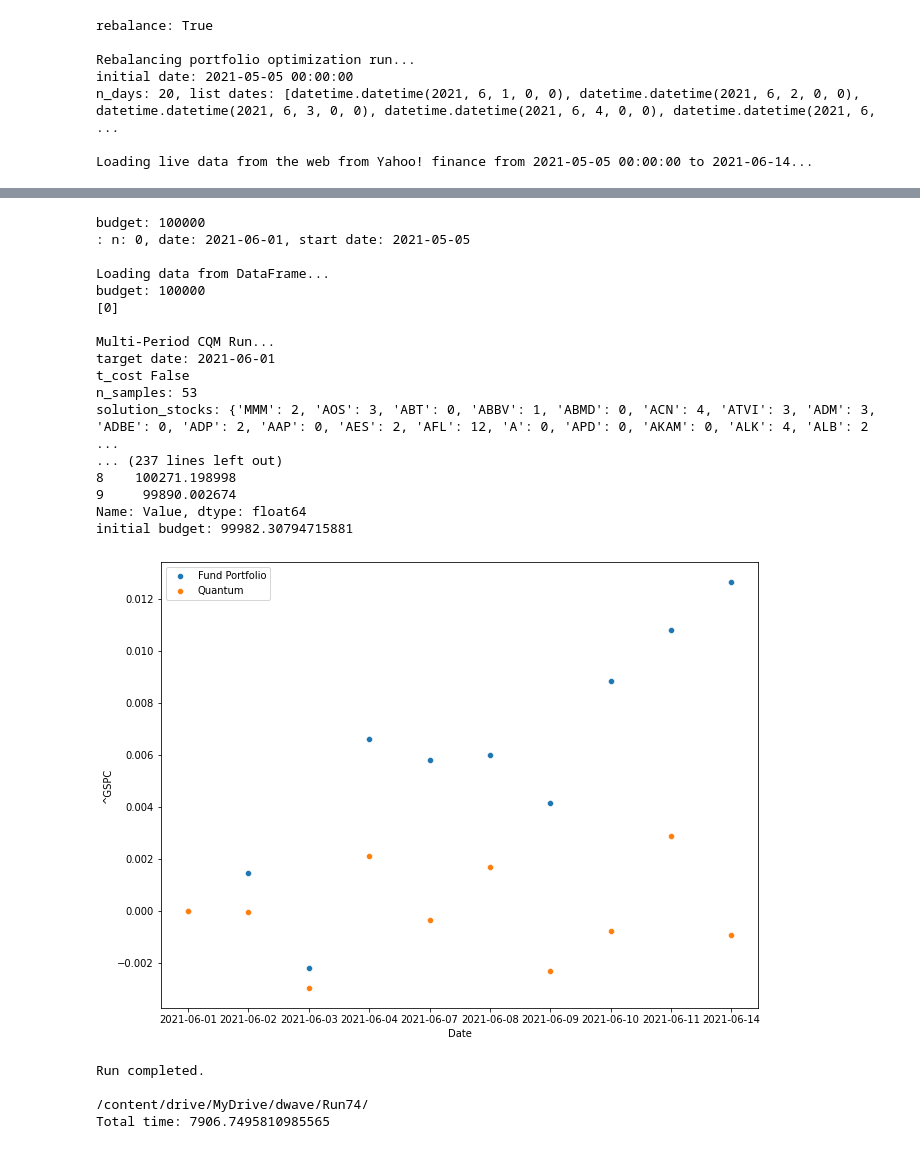
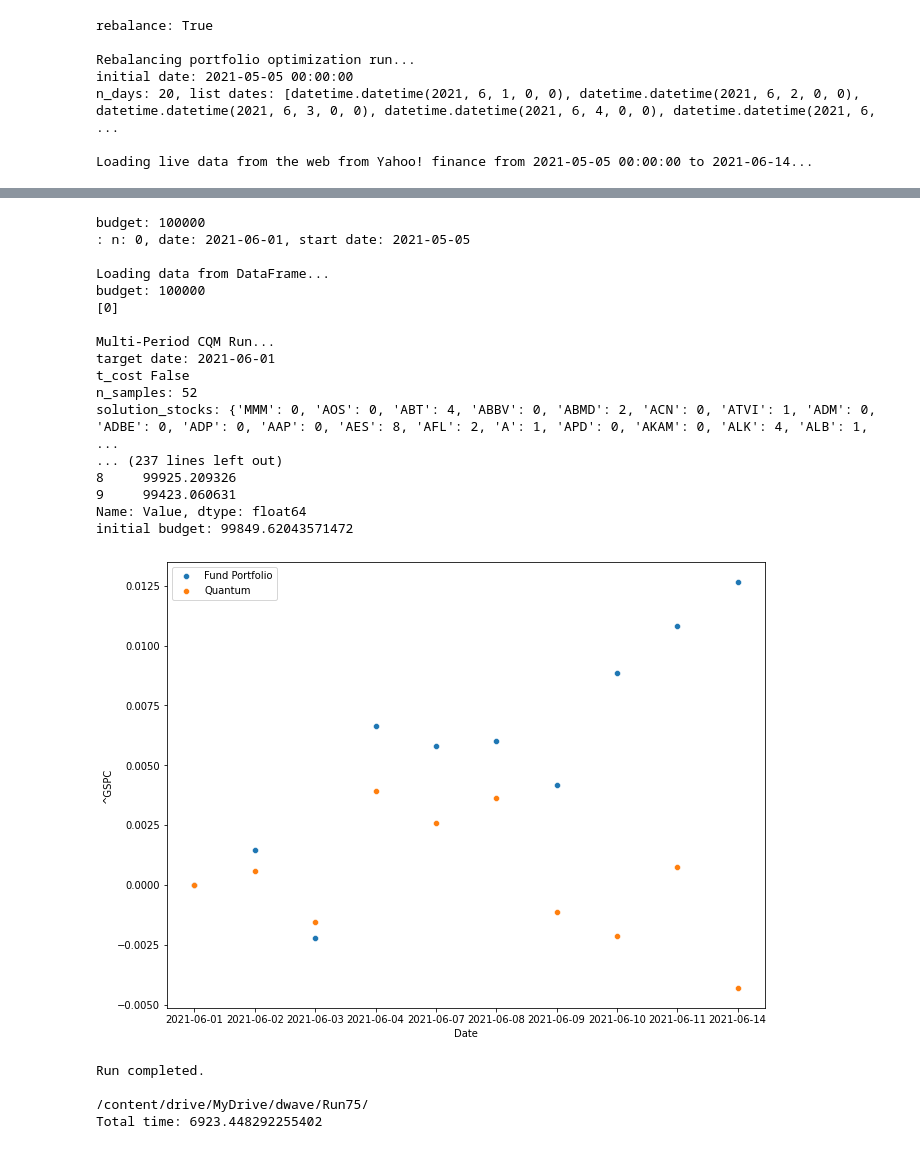
Before and after one commit to bvcmartins/dwaveDev, a Jupyter notebook: portfolioOptimization/solver.ipynb, the cells around one changed output, grey strips where cells are left out. Drawn from its saved outputs; the diff is of its cells as text; code cells hidden in the pictures.

```diff
--- a/portfolioOptimization/solver.ipynb
+++ b/portfolioOptimization/solver.ipynb
@@ -716,7 +716,7 @@ if __name__ == '__main__':
             'verbose': False,
             'num': 0,
             't_cost': 0.0,
-            'label': 'Run74',
+            'label': 'Run75',
             'init_holdings': None,
             'window_size': 20,
             'calculation_type': 'daily',
@@ -745,22 +745,22 @@ Loading live data from the web from Yahoo! finance from 2021-05-05 00:00:00 to 2
 budget: 100000
 : n: 0, date: 2021-06-01, start date: 2021-05-05
 
 Loading data from DataFrame...
 budget: 100000
 [0]
 
 Multi-Period CQM Run...
 target date: 2021-06-01
 t_cost False
-n_samples: 53
-solution_stocks: {'MMM': 2, 'AOS': 3, 'ABT': 0, 'ABBV': 1, 'ABMD': 0, 'ACN': 4, 'ATVI': 3, 'ADM': 3, 'ADBE': 0, 'ADP': 2, 'AAP': 0, 'AES': 2, 'AFL': 12, 'A': 0, 'APD': 0, 'AKAM': 0, 'ALK': 4, 'ALB': 2 ...
+n_samples: 52
+solution_stocks: {'MMM': 0, 'AOS': 0, 'ABT': 4, 'ABBV': 0, 'ABMD': 2, 'ACN': 0, 'ATVI': 1, 'ADM': 0, 'ADBE': 0, 'ADP': 0, 'AAP': 0, 'AES': 8, 'AFL': 2, 'A': 1, 'APD': 0, 'AKAM': 0, 'ALK': 4, 'ALB': 1, ...
 ... (237 lines left out)
-8    100271.198998
-9     99890.002674
+8     99925.209326
+9     99423.060631
 Name: Value, dtype: float64
-initial budget: 99982.30794715881
+initial budget: 99849.62043571472
-[figure, old version]
+[figure, new version]
 Run completed.
 
-/content/drive/MyDrive/dwave/Run74/
-Total time: 7906.7495810985565
+/content/drive/MyDrive/dwave/Run75/
+Total time: 6923.448292255402
```
Also changed, not shown: parts of 3 cells of this notebook.
